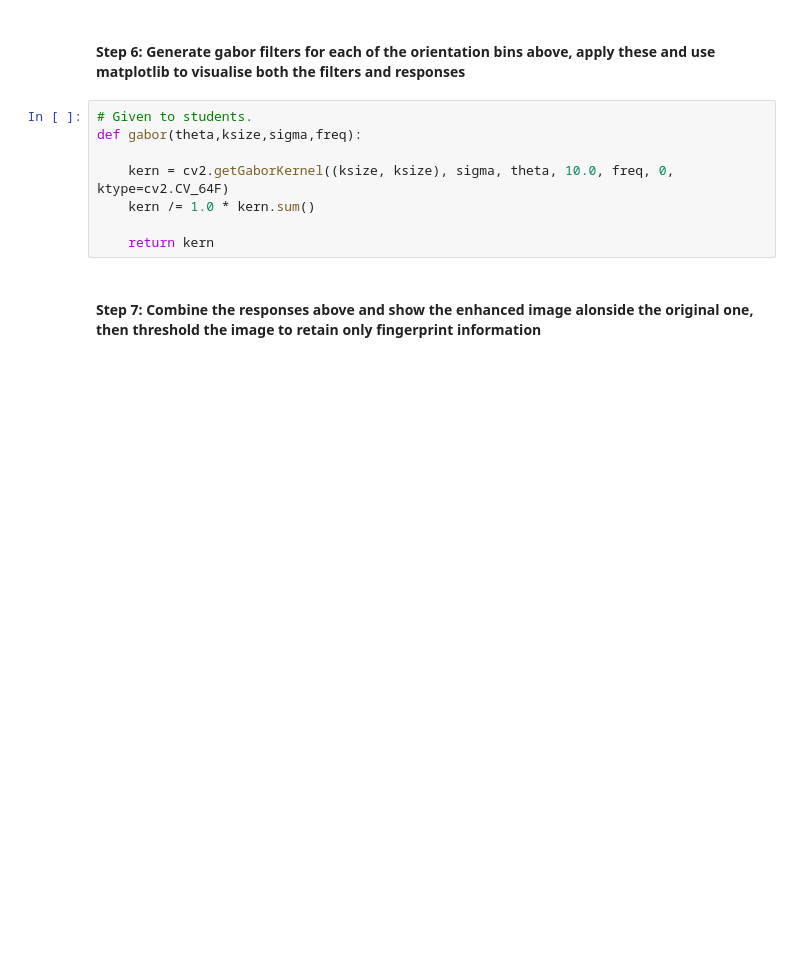
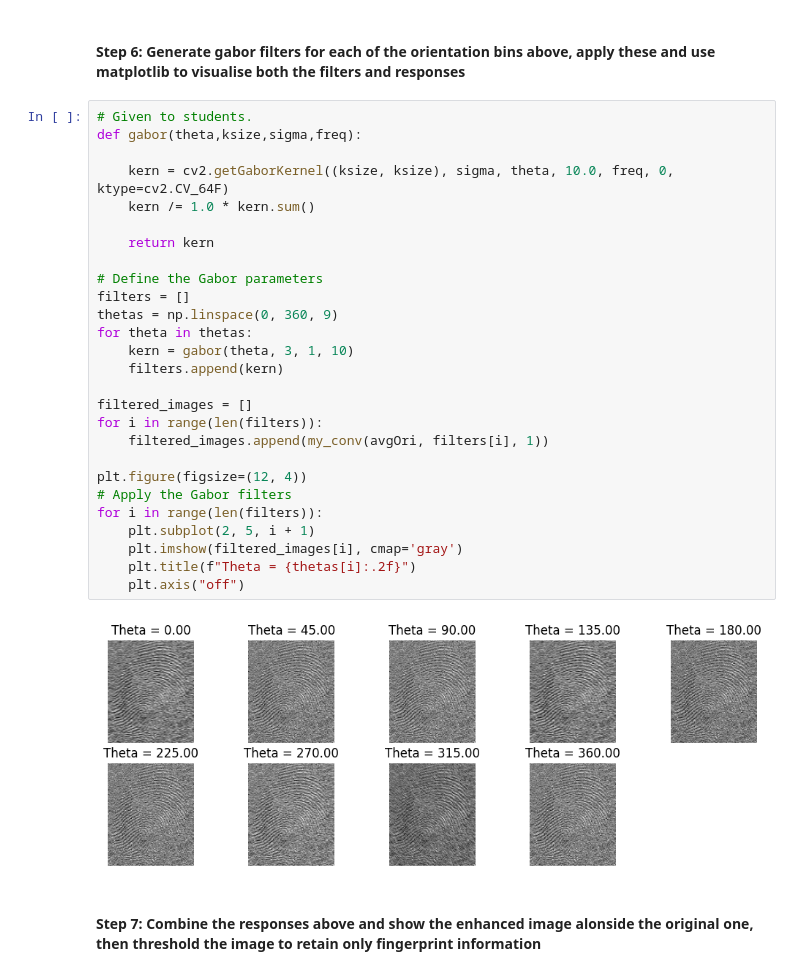
Before and after one commit to Xenn-Nyx/ECE4076, a Jupyter notebook: Lab 1 Student pack/Student pack/Lab1_student_template.ipynb, the cells around one changed output. Saved outputs shown, nothing was run; the diff lists cells and outputs as text; blank space fills up the shorter version.

```diff
--- a/Lab 1 Student pack/Student pack/Lab1_student_template.ipynb
+++ b/Lab 1 Student pack/Student pack/Lab1_student_template.ipynb
@@ -206,10 +206,31 @@ plt.show()
 # %%
 # Given to students.
 def gabor(theta,ksize,sigma,freq):
 
     kern = cv2.getGaborKernel((ksize, ksize), sigma, theta, 10.0, freq, 0, ktype=cv2.CV_64F)
     kern /= 1.0 * kern.sum()
 
     return kern
+
+# Define the Gabor parameters
+filters = []
+thetas = np.linspace(0, 360, 9)
+for theta in thetas:
+    kern = gabor(theta, 3, 1, 10)
+    filters.append(kern)
+
+filtered_images = []
+for i in range(len(filters)):
+    filtered_images.append(my_conv(avgOri, filters[i], 1))
+
+plt.figure(figsize=(12, 4))
+# Apply the Gabor filters
+for i in range(len(filters)):
+    plt.subplot(2, 5, i + 1)
+    plt.imshow(filtered_images[i], cmap='gray')
+    plt.title(f"Theta = {thetas[i]:.2f}")
+    plt.axis("off")
+# %% [output]
+[figure, added]
 # %% [markdown]
 #### Step 7: Combine the responses above and show the enhanced image alonside the original one, then threshold the image to retain only fingerprint information
```
Also changed, not shown: parts of 2 cells of this notebook, 1 other file.
